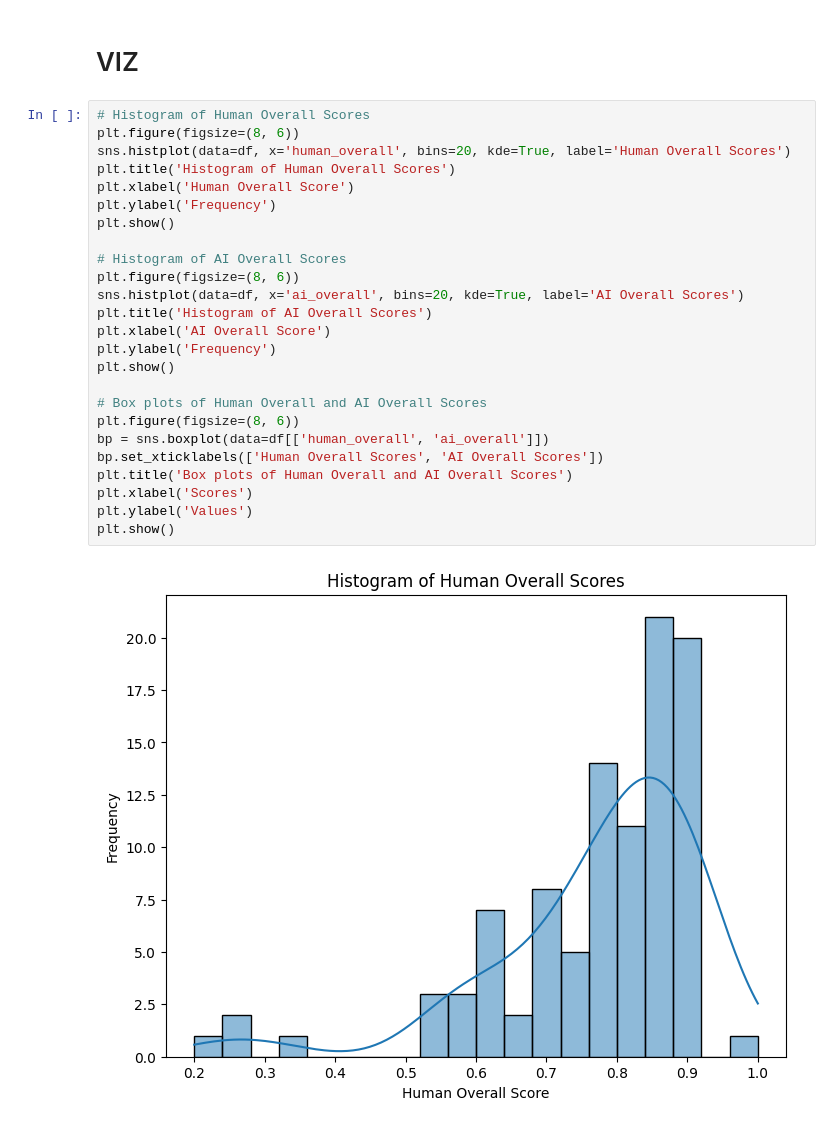
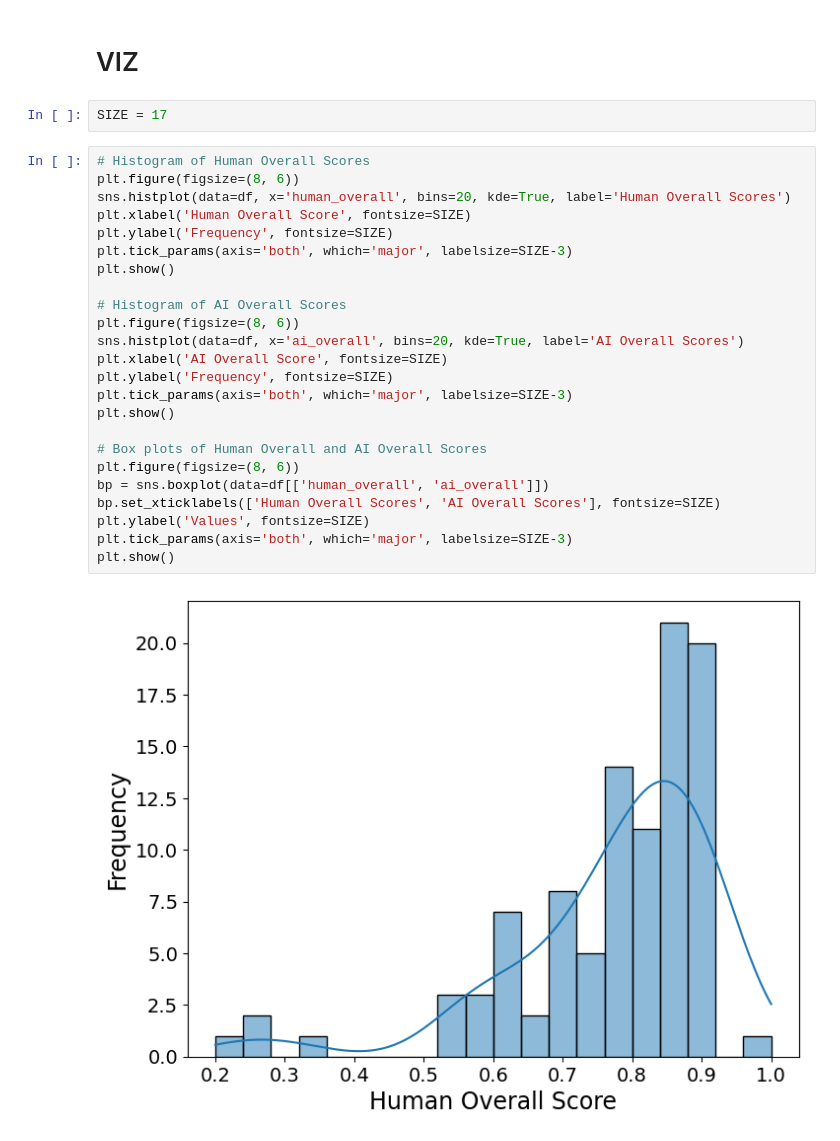
Before and after one commit to Sett17/turboCommitPaper, a Jupyter notebook: results/viz.ipynb, the cells around one changed output. Saved outputs shown, nothing was run; the diff lists cells and outputs as text.

```diff
--- a/results/viz.ipynb
+++ b/results/viz.ipynb
@@ -22,30 +22,31 @@ Note: you may need to restart the kernel to use updated packages.
 CSV_PATH = 'taxonomy.csv'
 # %% [markdown]
 # VIZ
+# %%
+SIZE = 17
 # %%
 # Histogram of Human Overall Scores
 plt.figure(figsize=(8, 6))
 sns.histplot(data=df, x='human_overall', bins=20, kde=True, label='Human Overall Scores')
-plt.title('Histogram of Human Overall Scores')
-plt.xlabel('Human Overall Score')
-plt.ylabel('Frequency')
+plt.xlabel('Human Overall Score', fontsize=SIZE)
+plt.ylabel('Frequency', fontsize=SIZE)
+plt.tick_params(axis='both', which='major', labelsize=SIZE-3)
 plt.show()
 
 # Histogram of AI Overall Scores
 plt.figure(figsize=(8, 6))
 sns.histplot(data=df, x='ai_overall', bins=20, kde=True, label='AI Overall Scores')
-plt.title('Histogram of AI Overall Scores')
-plt.xlabel('AI Overall Score')
-plt.ylabel('Frequency')
+plt.xlabel('AI Overall Score', fontsize=SIZE)
+plt.ylabel('Frequency', fontsize=SIZE)
+plt.tick_params(axis='both', which='major', labelsize=SIZE-3)
 plt.show()
 
 # Box plots of Human Overall and AI Overall Scores
 plt.figure(figsize=(8, 6))
 bp = sns.boxplot(data=df[['human_overall', 'ai_overall']])
-bp.set_xticklabels(['Human Overall Scores', 'AI Overall Scores'])
-plt.title('Box plots of Human Overall and AI Overall Scores')
-plt.xlabel('Scores')
-plt.ylabel('Values')
+bp.set_xticklabels(['Human Overall Scores', 'AI Overall Scores'], fontsize=SIZE)
+plt.ylabel('Values', fontsize=SIZE)
+plt.tick_params(axis='both', which='major', labelsize=SIZE-3)
 plt.show()
 # %% [output]
-[figure, old version]
+[figure, new version]
```
Also changed, not shown: parts of 1 cell of this notebook, 3 other files.
